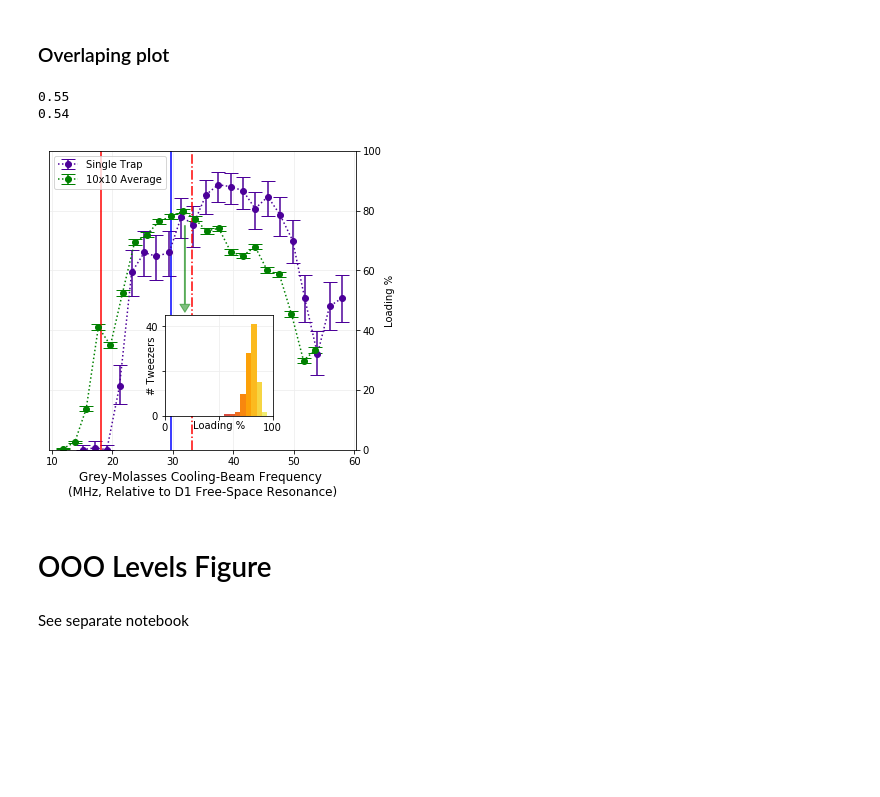
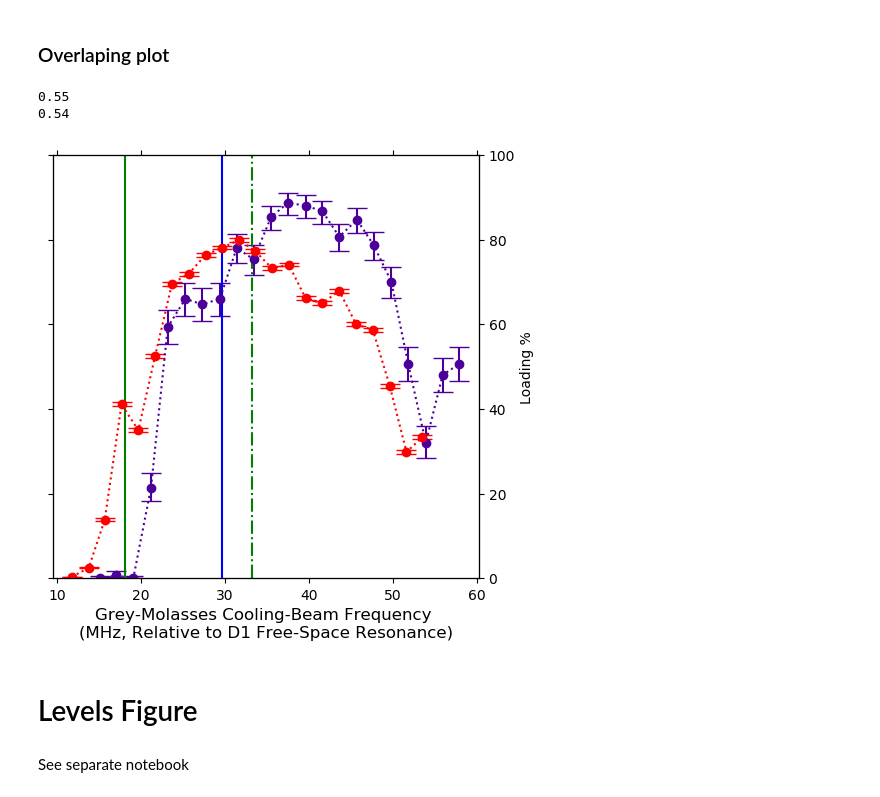
Before and after one commit to aquirdTurtle/Data-Analysis-Code, a Jupyter notebook: Grey-Loading-Paper/Data_Analysis_And_Figures.ipynb, the cells around one changed output. Cells and saved outputs as stored; diff of their text form; code cells hidden in the pictures; blank space fills up the shorter version.

```diff
--- a/Grey-Loading-Paper/Data_Analysis_And_Figures.ipynb
+++ b/Grey-Loading-Paper/Data_Analysis_And_Figures.ipynb
@@ -363,6 +363,11 @@ with open(rerng_moves_record) as f:
 [figure]
 [figure]
 [figure]
+# %%
+for i in range(len(initPics36)):
+    initPics36[i] = initPics36[i][2:23,1:22]
+for i in range(len(finPics36)):
+    finPics36[i] = finPics36[i][2:23,1:22]
 # %% [markdown]
 ### all first pic options
 # %% [markdown]
@@ -444,7 +421,7 @@ for which in range(5):
     cmap='viridis'
     fig = plt.figure(figsize=(20,10))
     grid = axesTool.AxesGrid( fig, 111, nrows_ncols=(1, 4), axes_pad=0.1, share_all=True)
-    raw = initPics36[which][2:23,1:22]
+    raw = initPics36[which]
     p = 0
     grid[p].axis('Off')
     grid[p].imshow(raw, **args[p],cmap=cmap)
@@ -997,73 +971,48 @@ which10 = 14
 which1=7
 scaledKey_1 = [misc.round_sig(D1_DacToFreq.f(k)) for k in key1_1]
 fig, a = plt.subplots(1,1)
 fig.set_size_inches(5.5,5.5)
 print(misc.round_sig_str(TweezerPowerToDepth.f(key2_1[which1]),2))
 print(misc.round_sig_str(TweezerPowerToDepth.f(key2[which10])/100.0,2))
 a.errorbar( scaledKey_1, im_2dscan_1[which1]*100, yerr=arr(misc.transpose(err_2d_1[which1]))*100,ls=':', marker='o', capsize=7,
               label='Single Trap',color='#4C0099' )
 a.errorbar( scaledKey, im_2dscan[which10] * 100, yerr=arr(misc.transpose(err_2d[which10]))*100,ls=':', marker='o', capsize=7,
-              label='10x10 Average', color='g' )
+              label='10x10 Average', color='r' )
 
 """
 a.errorbar( scaledKey, mid2dScans[0][which10] * 100, yerr=arr(misc.transpose(err2dScans[0][which10])) * 100, ls=':', marker='o', capsize=7,
               label='mid1 of 10x10', color='#00FF00' )
 a.errorbar( scaledKey, mid2dScans[1][which10] * 100, yerr=arr(misc.transpose(err2dScans[1][which10])) * 100, ls=':', marker='o', capsize=7,
               label='mid2 of 10x10', color='#00DC00' )
 a.errorbar( scaledKey, mid2dScans[2][which10] * 100, yerr=arr(misc.transpose(err2dScans[2][which10])) * 100, ls=':', marker='o', capsize=7,
               label='mid3 of 10x10', color='#00A000' )
 a.errorbar( scaledKey, mid2dScans[3][which10] * 100, yerr=arr(misc.transpose(err2dScans[3][which10])) * 100, ls=':', marker='o', capsize=7,
               label='mid4 of 10x10', color='#007070' )
 """
 a.set_xlabel('Grey-Molasses Cooling-Beam Frequency \n(MHz, Relative to D1 Free-Space Resonance)',fontsize=12)
-a.axvline(0.554*(20.8 + 12.0) + 15, linestyle='-.',color='r')
-a.axvline(0.554*(2*20.8 + 12.0), linestyle='-',color='b')
-a.axvline(0.554*(20.8 + 12.0), linestyle='-',color='r')
-a.set_ylim(0,100)
-
+a.axvline(0.554 * (20.8 + 12.0) + 15, linestyle='-.',color='g')
+a.axvline(0.554 * (2*20.8 + 12.0), linestyle='-',color='b')
+a.axvline(0.554 * (20.8 + 12.0), linestyle='-',color='g')
+ax2 = a.twinx()
+ay2 = a.twiny()
+ax2.yaxis.tick_left()
+ay2.set_xlim(a.get_xlim())
+ay2.set_xticklabels([])
+ax2.set_yticklabels([])
+ax2.set_ylim(0, 100)
+a.set_ylim(0, 100)
 a.set_ylabel('Loading %')
-#a.set_xlabel('Detuning from Free Space Resonance (MHz)')
-a.legend( loc=2 )
-a.grid(True, color='#EEEEEE', zorder=0 )
-
-#plt.savefig('1D_Slices.png', transparent=True, bbox_inches='tight', pad_inches=0.1, dpi=400)
-
-histAx = inset_axes(a, width=1.5, height=1.4,
-                    bbox_to_anchor=(0, 0, 0.73, 0.45),
-                    bbox_transform=a.transAxes, borderpad=0)
 which = 10
 wr = 14
-
-N3, bins, patches = histAx.hist(histData[wr][which], bins=np.arange(0,105,5), zorder=3)
-histAx.grid(True, color='#EEEEEE', zorder=0)
-histAx.set_ylim([0,45])
-histAx.set_xlim([0,100])
-histAx.set_xticks([0,50,100])
-histAx.set_xticklabels([0,'',100])
-histAx.set_yticks([0,20,40])
-histAx.set_yticklabels([0,'',40])
-histAx.set_xlabel('Loading %',labelpad=-12)
-histAx.set_ylabel('# Tweezers',labelpad=-12)
-
-#histAx.ylabel('# Tweezers with given Loading %')
-inf = mpl.cm.get_cmap('inferno',20)
-for k in range(len(patches)):
-    patches[k].set_facecolor(inf(k))
-r = 3
-#a.add_patch(mpl.patches.Ellipse((scaledKey[10],im_2dscan[which10][10] * 100),r,3*r,facecolor='None', edgecolor='r', linestyle='-'))
-a.annotate( "", xy=(32, 46), xytext=(32, 75),
-             arrowprops=dict(linestyle='-',width=1, headwidth=10,headlength=8,color='g',shrink=0, alpha=0.5) );
 a.yaxis.tick_right()
 a.yaxis.set_label_position("right")
-#a.set_title('$\Lambda$-Enhanced Loading')
 plt.savefig('1D_Slice.png', transparent=False, bbox_inches='tight', pad_inches=0.1, dpi=400)
-# histAx.savefig('Single_Hist_Example.png', transparent=True, bbox_inches='tight', pad_inches=0.1, dpi=400)
 # %% [output]
 0.55
 0.54
-[figure, old version]
+[figure, new version]
 # %% [markdown]
-# OOO Levels Figure
+# Levels Figure
 # %% [markdown]
 See separate notebook
 # %% [markdown]
```
Also changed, not shown: parts of 19 cells of this notebook, 4 other files.
